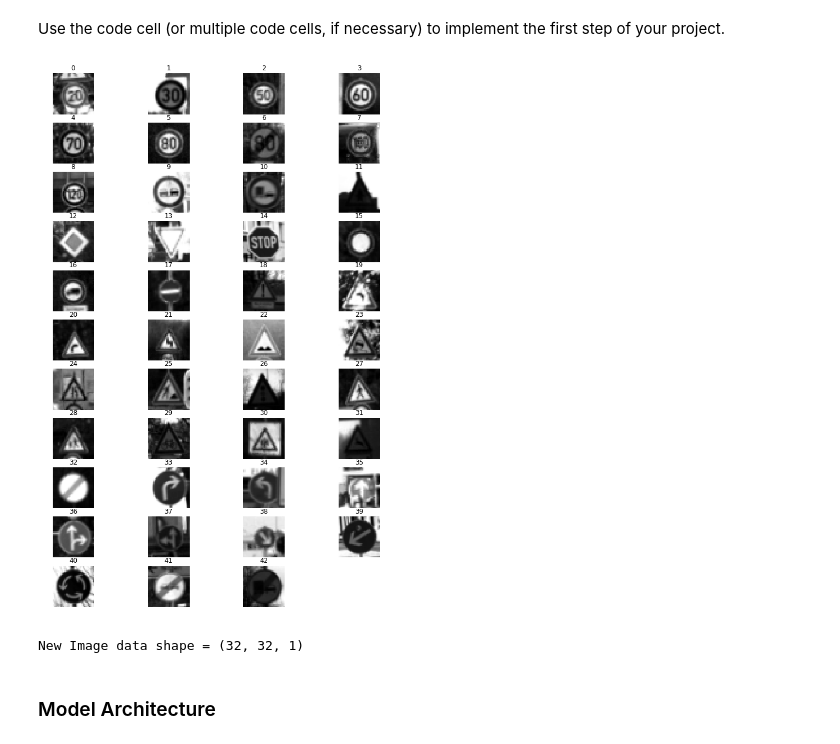
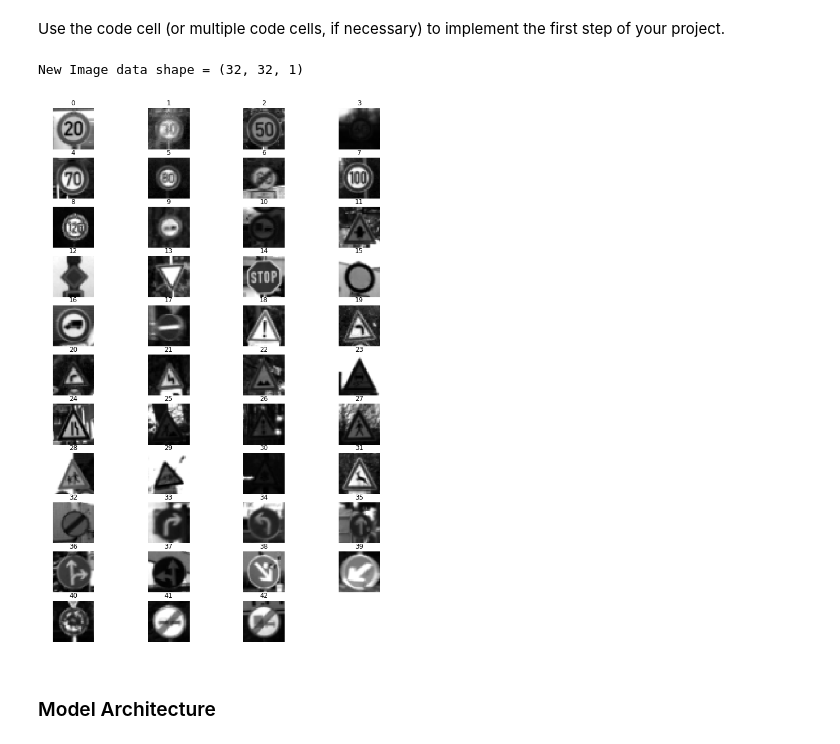
Before and after one commit to sim4life/CarND-Traffic-Sign-Classifier-Project, a Jupyter notebook: Traffic_Sign_Classifier.ipynb, the cells around one changed output. Drawn from its saved outputs; the diff is of its cells as text; code cells hidden in the pictures.

```diff
--- a/Traffic_Sign_Classifier.ipynb
+++ b/Traffic_Sign_Classifier.ipynb
@@ -181,6 +175,7 @@ from skimage.exposure import rescale_intensity
 def rgb2gray(imgs):
     # convert to grayscale
     return np.mean(imgs, axis=3, keepdims=True)
+#     cv2.cvtColor( img, cv2.COLOR_RGB2GRAY )
 
 def normalize(imgs):
     # normalize to [-1, 1] range
@@ -189,40 +184,44 @@ def normalize(imgs):
 
 def equalize(imgs):
     # equalize contrast
-    new_imgs = np.empty(imgs.shape, dtype=float)
+    new_imgs = np.empty(imgs.shape, dtype=np.float32)
     for i, img in enumerate(imgs):
         new_imgs[i] = rescale_intensity(img)
 
     return new_imgs
 
 def preprocess(imgs):
-    new_imgs = equalize(imgs)
+#     new_imgs = equalize(imgs)
+#     new_imgs = normalize(new_imgs)
+    new_imgs = normalize(imgs)
+    new_imgs = equalize(new_imgs)
     new_imgs = rgb2gray(new_imgs)
     return new_imgs
 
 
 # print(X_train.dtype)
 # preprocess the images
 X_train_processed = preprocess(X_train)
 # print(X_train_processed[0].dtype)
 # X_valid_processed = preprocess(X_valid)
 X_valid = preprocess(X_valid)
 X_test = preprocess(X_test)
 
+
+print("New Image data shape =", X_train[0].shape)
+
 plt.figure(figsize=(12, 18))
 for i in range(n_classes):
     plt.subplot(11, 4, i+1)
-    plt.imshow(X_train_processed[y_train == i][0,:,:,0], cmap='gray')
+    plt.imshow(X_train_processed[y_train == i][0].squeeze(), cmap='gray')
     plt.title(i)
     plt.axis('off')
 plt.show()
 
 X_train, y_train = shuffle(X_train_processed, y_train)
-
-print("New Image data shape =", X_train[0].shape)
 # %% [output]
+New Image data shape = (32, 32, 1)
-[figure, old version]
+[figure, new version]
-New Image data shape = (32, 32, 1)
 # %% [markdown]
 ### Model Architecture
 # %%
```
Also changed, not shown: parts of 13 cells of this notebook, 17 other files.
